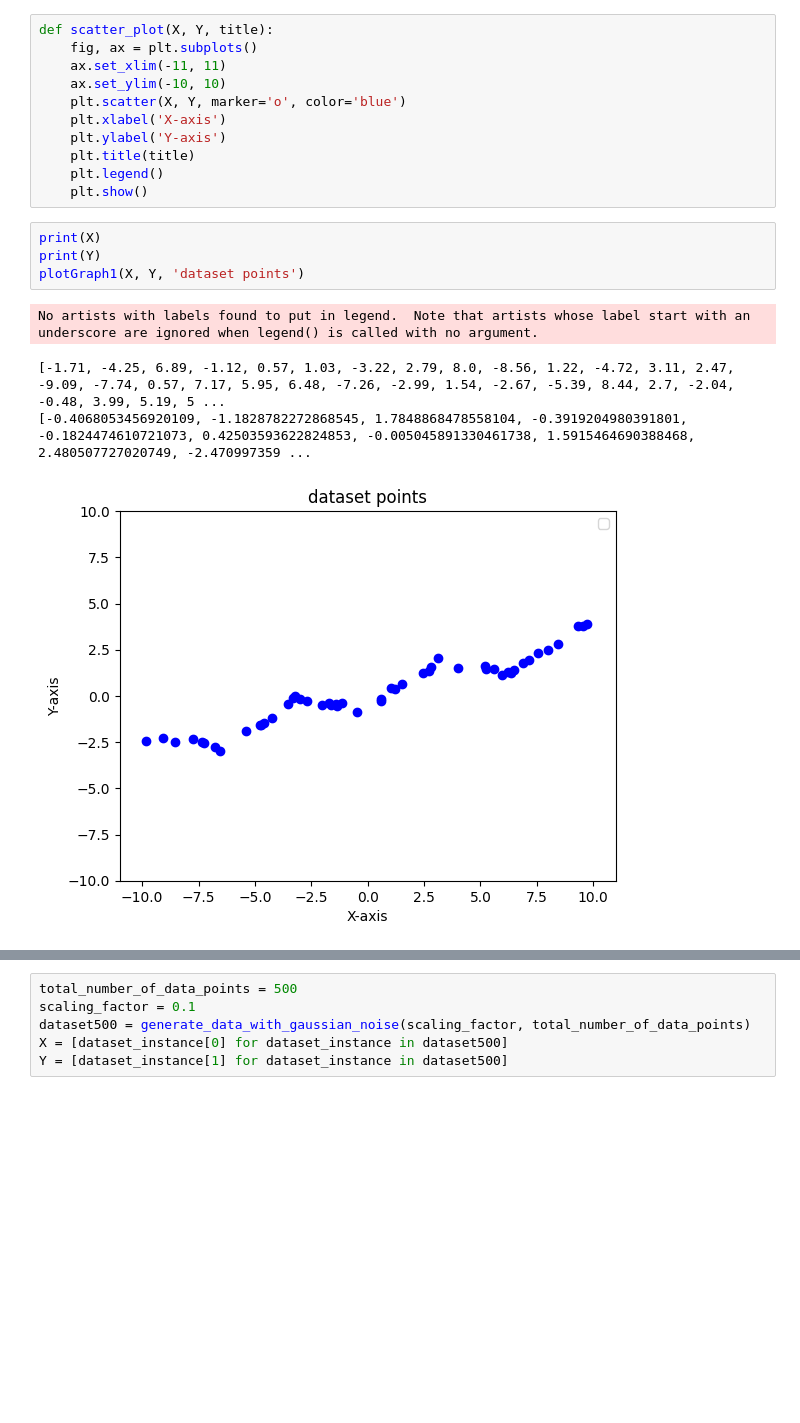
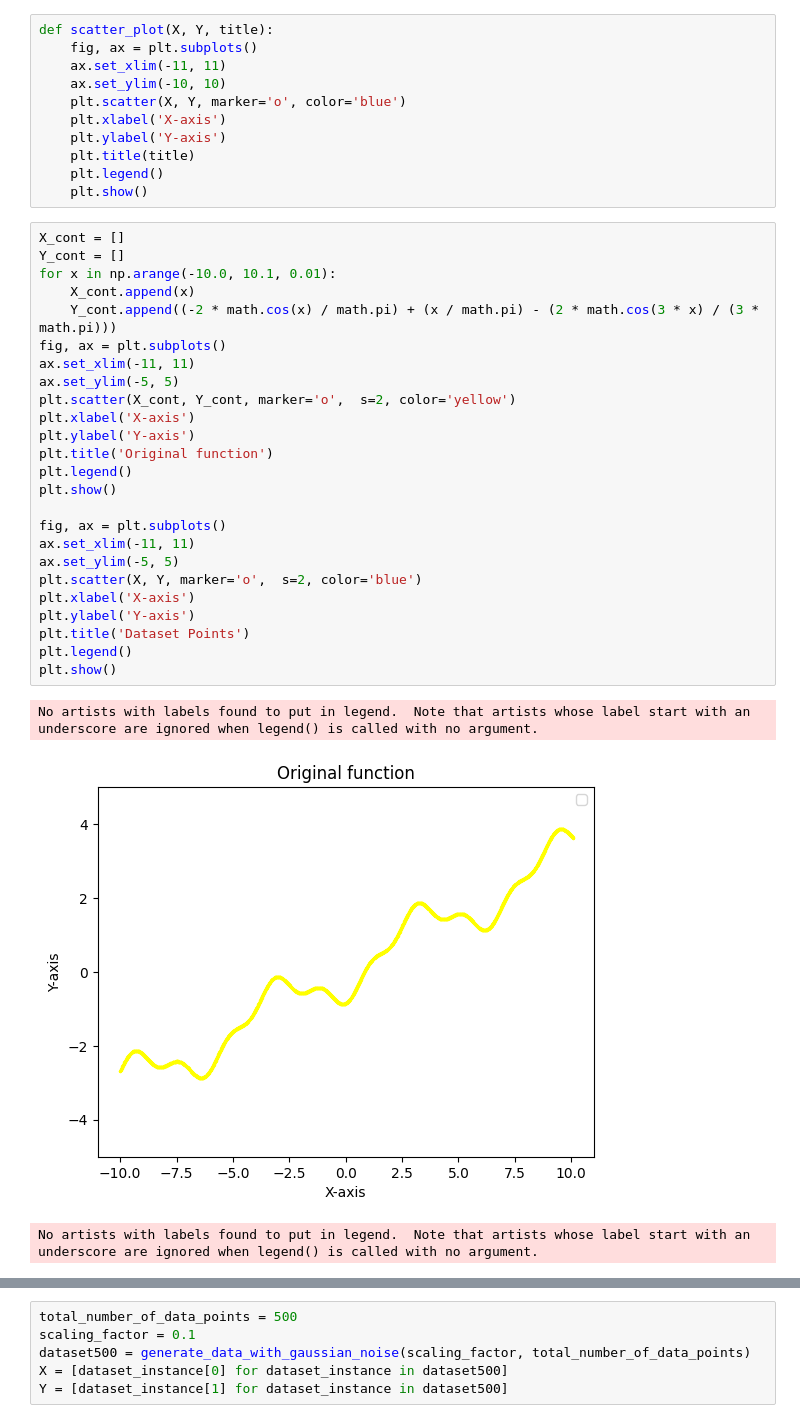
Before and after one commit to Aditya-Y-29/ML-Assignments, a Jupyter notebook: Assignment-1/Task2.ipynb, the cells around one changed output, grey strips where cells are left out. Drawn from its saved outputs; the diff is of its cells as text; blank space fills up the shorter version.

```diff
--- a/Assignment-1/Task2.ipynb
+++ b/Assignment-1/Task2.ipynb
@@ -86,12 +86,32 @@ def scatter_plot(X, Y, title):
     plt.title(title)
     plt.legend()
     plt.show()
-# %%
-print(X)
-print(Y)
-plotGraph1(X, Y, 'dataset points')
-# %% [output]
-No artists with labels found to put in legend.  Note that artists whose label start with an underscore are ignored when legend() is called with no argument.
-[-1.71, -4.25, 6.89, -1.12, 0.57, 1.03, -3.22, 2.79, 8.0, -8.56, 1.22, -4.72, 3.11, 2.47, -9.09, -7.74, 0.57, 7.17, 5.95, 6.48, -7.26, -2.99, 1.54, -2.67, -5.39, 8.44, 2.7, -2.04, -0.48, 3.99, 5.19, 5 ...
-[-0.4068053456920109, -1.1828782272868545, 1.7848868478558104, -0.3919204980391801, -0.1824474610721073, 0.42503593622824853, -0.005045891330461738, 1.5915464690388468, 2.480507727020749, -2.470997359 ...
-[figure, removed]
+# %%
+X_cont = []
+Y_cont = []
+for x in np.arange(-10.0, 10.1, 0.01):
+    X_cont.append(x)
+    Y_cont.append((-2 * math.cos(x) / math.pi) + (x / math.pi) - (2 * math.cos(3 * x) / (3 * math.pi)))
+fig, ax = plt.subplots()
+ax.set_xlim(-11, 11)
+ax.set_ylim(-5, 5)
+plt.scatter(X_cont, Y_cont, marker='o',  s=2, color='yellow')
+plt.xlabel('X-axis')
+plt.ylabel('Y-axis')
+plt.title('Original function')
+plt.legend()
+plt.show()
+
+fig, ax = plt.subplots()
+ax.set_xlim(-11, 11)
+ax.set_ylim(-5, 5)
+plt.scatter(X, Y, marker='o',  s=2, color='blue')
+plt.xlabel('X-axis')
+plt.ylabel('Y-axis')
+plt.title('Dataset Points')
+plt.legend()
+plt.show()
+# %% [output]
+No artists with labels found to put in legend.  Note that artists whose label start with an underscore are ignored when legend() is called with no argument.
+[figure, added]
+No artists with labels found to put in legend.  Note that artists whose label start with an underscore are ignored when legend() is called with no argument.
```
Also changed, not shown: parts of 10 cells of this notebook.
